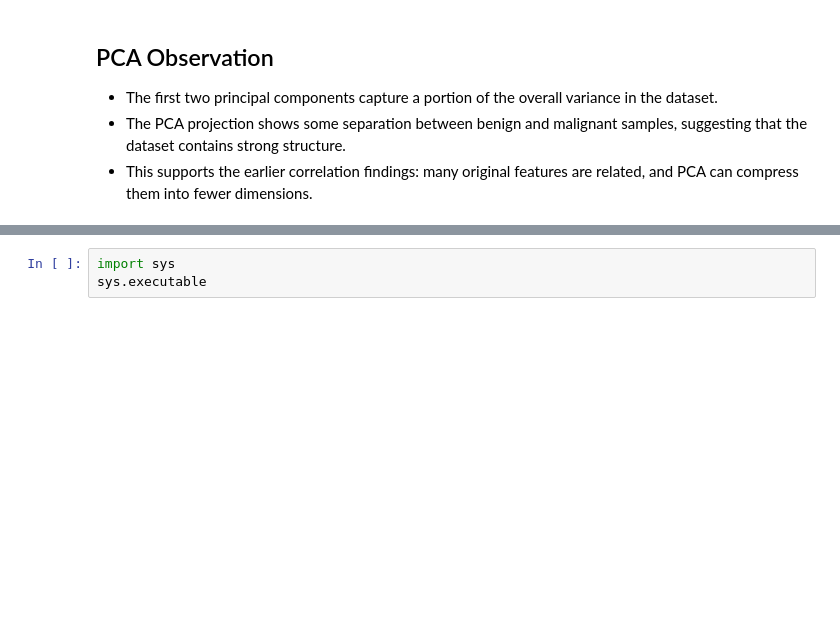
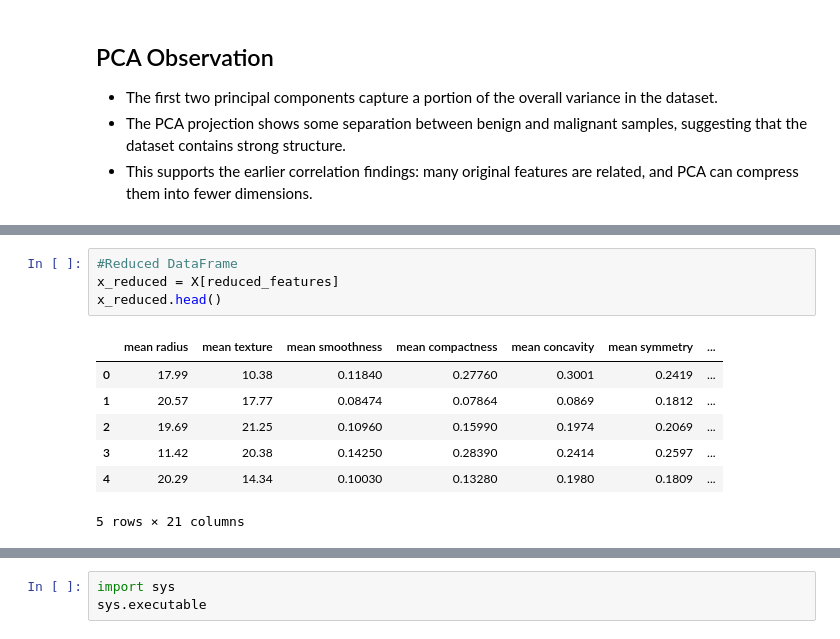
Before and after one commit to monikeoz/medical-advanced-data-analysis, a Jupyter notebook: advanced_analysis.ipynb, the cells around one changed output, grey strips where cells are left out. Drawn from its saved outputs; the diff is of its cells as text; blank space fills up the shorter version.

```diff
--- a/advanced_analysis.ipynb
+++ b/advanced_analysis.ipynb
@@ -128,0 +196,12 @@ plt.show()
+# %%
+#Reduced DataFrame
+x_reduced = X[reduced_features]
+x_reduced.head()
+# %% [output]
+|  | mean radius | mean texture | mean smoothness | mean compactness | mean concavity | mean symmetry | ... |
+| 0 | 17.99 | 10.38 | 0.11840 | 0.27760 | 0.3001 | 0.2419 | ... |
+| 1 | 20.57 | 17.77 | 0.08474 | 0.07864 | 0.0869 | 0.1812 | ... |
+| 2 | 19.69 | 21.25 | 0.10960 | 0.15990 | 0.1974 | 0.2069 | ... |
+| 3 | 11.42 | 20.38 | 0.14250 | 0.28390 | 0.2414 | 0.2597 | ... |
+| 4 | 20.29 | 14.34 | 0.10030 | 0.13280 | 0.1980 | 0.1809 | ... |
+5 rows × 21 columns
```
Also changed, not shown: parts of 7 cells of this notebook, 2 other files.
